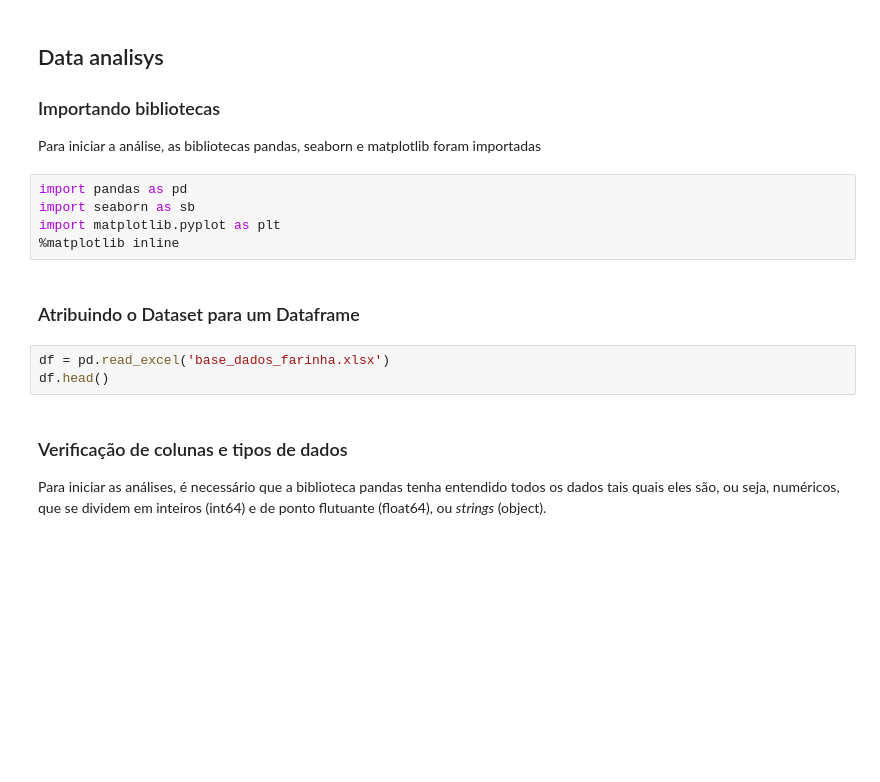
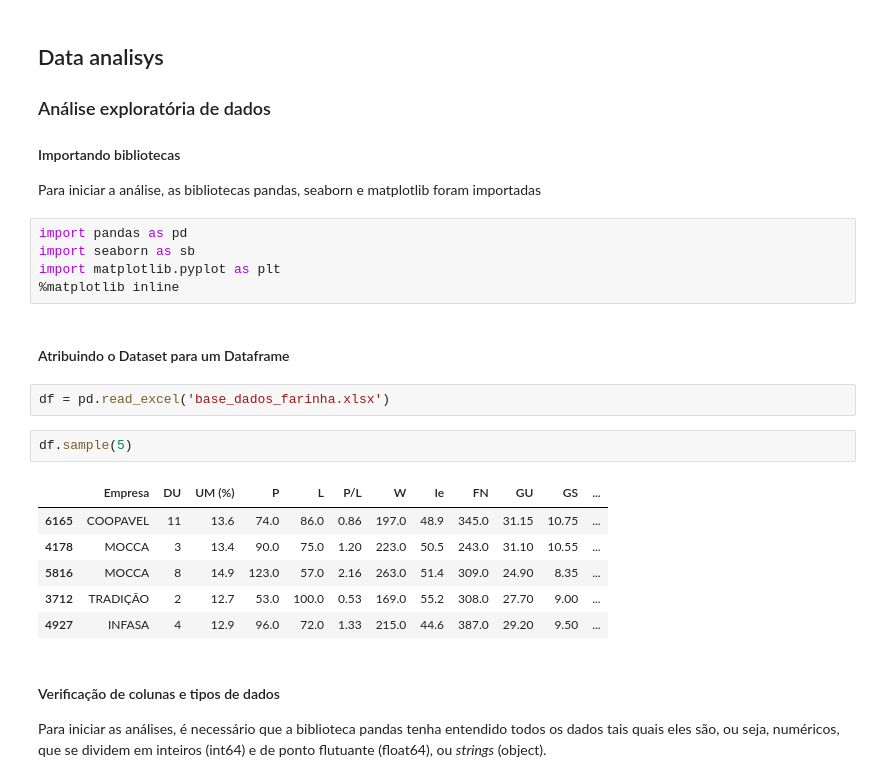
Before and after one commit to JandreiSS/RNA-Farinha-de-Trigo, a Jupyter notebook: RNA Farinha de Trigo - Biscoitos e Massas.ipynb, the cells around one changed output. Cells and saved outputs as stored; diff of their text form; blank space fills up the shorter version.

Commit message:
Início das análises

```diff
--- a/RNA Farinha de Trigo - Biscoitos e Massas.ipynb
+++ b/RNA Farinha de Trigo - Biscoitos e Massas.ipynb
@@ -268,7 +267,9 @@ Para a melhor interpretação dos resultados que posteriormente surgirão, as va
 # %% [markdown]
 ## Data analisys
 
-### Importando bibliotecas
+### Análise exploratória de dados
+
+#### Importando bibliotecas
 
 Para iniciar a análise, as bibliotecas pandas, seaborn e matplotlib foram importadas
 # %%
@@ -277,12 +278,20 @@ import seaborn as sb
 import matplotlib.pyplot as plt
 %matplotlib inline
 # %% [markdown]
-### Atribuindo o Dataset para um Dataframe
+#### Atribuindo o Dataset para um Dataframe
 # %%
 df = pd.read_excel('base_dados_farinha.xlsx')
-df.head()
+# %%
+df.sample(5)
+# %% [output]
+|  | Empresa | DU | UM (%) | P | L | P/L | W | Ie | FN | GU | GS | ... |
+| 6165 | COOPAVEL | 11 | 13.6 | 74.0 | 86.0 | 0.86 | 197.0 | 48.9 | 345.0 | 31.15 | 10.75 | ... |
+| 4178 | MOCCA | 3 | 13.4 | 90.0 | 75.0 | 1.20 | 223.0 | 50.5 | 243.0 | 31.10 | 10.55 | ... |
+| 5816 | MOCCA | 8 | 14.9 | 123.0 | 57.0 | 2.16 | 263.0 | 51.4 | 309.0 | 24.90 | 8.35 | ... |
+| 3712 | TRADIÇÃO | 2 | 12.7 | 53.0 | 100.0 | 0.53 | 169.0 | 55.2 | 308.0 | 27.70 | 9.00 | ... |
+| 4927 | INFASA | 4 | 12.9 | 96.0 | 72.0 | 1.33 | 215.0 | 44.6 | 387.0 | 29.20 | 9.50 | ... |
 # %% [markdown]
-### Verificação de colunas e tipos de dados
+#### Verificação de colunas e tipos de dados
 
 Para iniciar as análises, é necessário que a biblioteca pandas tenha entendido todos os dados tais quais eles são, ou seja, numéricos, que se dividem em inteiros (int64) e de ponto flutuante (float64), ou <i>strings</i> (object).
 # %%
```
Also changed, not shown: parts of 19 cells of this notebook.
